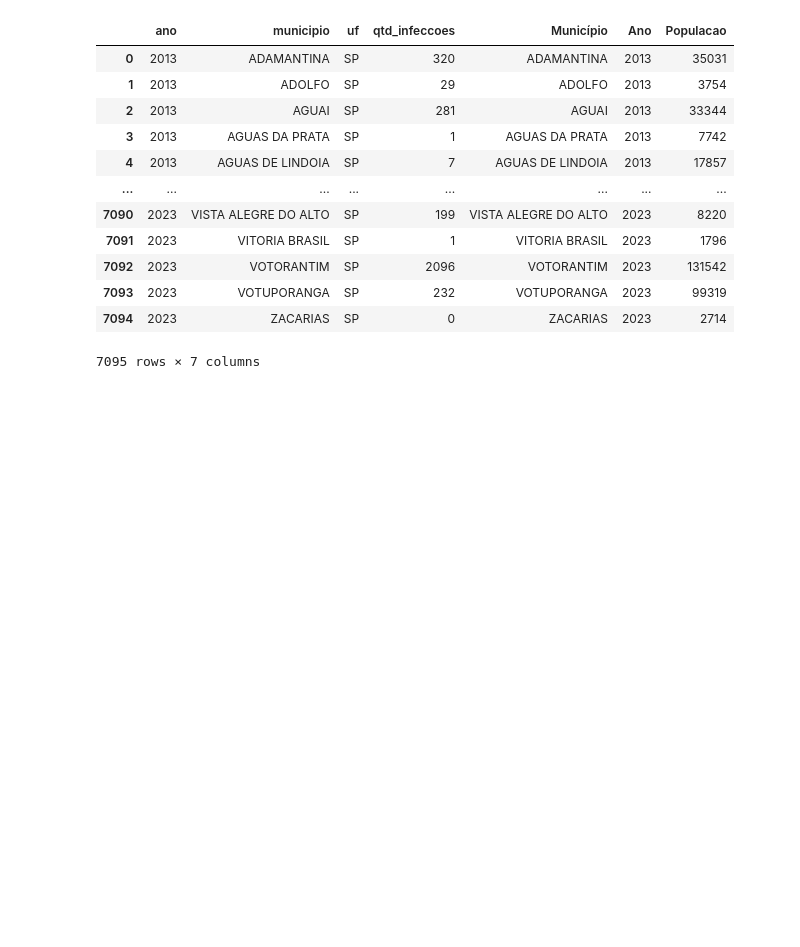
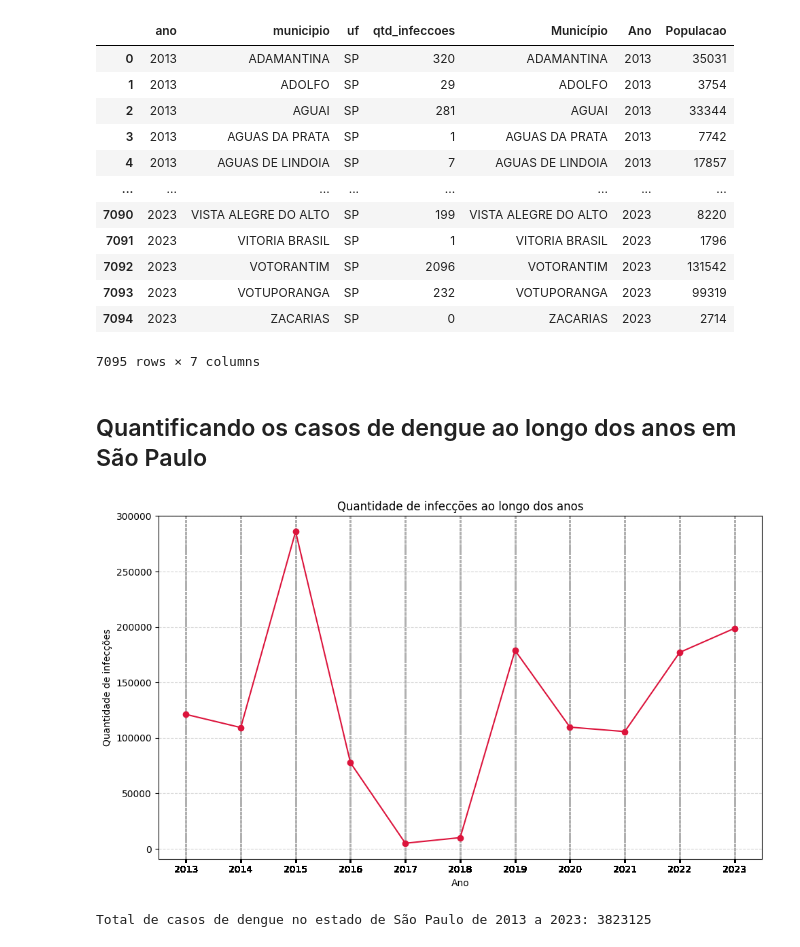
Before and after one commit to AndBalbino/AnaliseDeDados_DengueBrasil, a Jupyter notebook: Dengue_Brasil.ipynb, the cells around one changed output. Drawn from its saved outputs; the diff is of its cells as text; code cells hidden in the pictures; blank space fills up the shorter version.

Commit message:
Quantificando os casos de dengue em São Paulo ao longo dos anos e calculando a taxa de infecção por município

```diff
--- a/Dengue_Brasil.ipynb
+++ b/Dengue_Brasil.ipynb
@@ -605,3 +603,28 @@ df_merge
 | 7093 | 2023 | VOTUPORANGA | SP | 232 | VOTUPORANGA | 2023 | 99319 |
 | 7094 | 2023 | ZACARIAS | SP | 0 | ZACARIAS | 2023 | 2714 |
 7095 rows × 7 columns
+# %% [markdown]
+## Quantificando os casos de dengue ao longo dos anos em São Paulo
+# %%
+# Plotando um gráfico  ao longo dos anos para a qtd_infeccoes
+casos_confirmados = df_merge.groupby('ano')['qtd_infeccoes'].sum().reset_index()
+casos_anuais = casos_confirmados.sort_values(by='ano')
+
+plt.figure(figsize=(10,6))
+plt.plot(casos_anuais['ano'], casos_anuais['qtd_infeccoes'], marker='o', color='crimson')
+
+plt.title('Quantidade de infecções ao longo dos anos')
+plt.xlabel('Ano')
+plt.ylabel('Quantidade de infecções')
+plt.grid(True, linestyle='--', alpha=0.5)
+plt.xticks(df_merge['ano'])
+plt.tight_layout()
+plt.show()
+# %% [output]
+[figure, added]
+# %%
+# Calculando a quantidade de infecções no estado de São Paulo de 2013 a 2023
+total_dengue = df_dengue['qtd_infeccoes'].sum()
+print(f'Total de casos de dengue no estado de São Paulo de 2013 a 2023: {total_dengue}')
+# %% [output]
+Total de casos de dengue no estado de São Paulo de 2013 a 2023: 3823125
```
Also changed, not shown: parts of 10 cells of this notebook.
